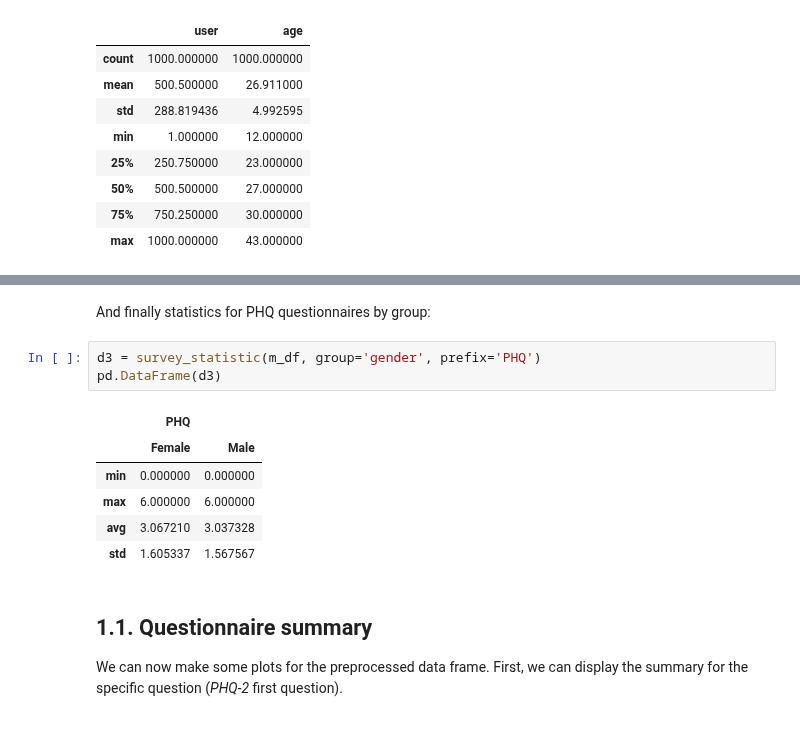
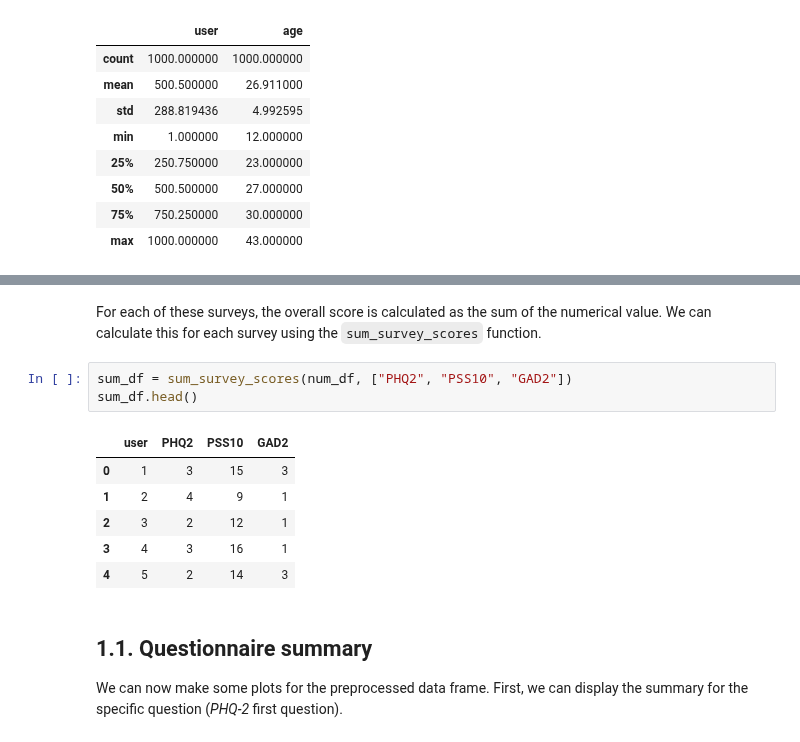
Before and after one commit to digitraceslab/niimpy, a Jupyter notebook: docs/demo_notebooks/Exploration.ipynb, the cells around one changed output, grey strips where cells are left out. Saved outputs shown, nothing was run; the diff lists cells and outputs as text.

```diff
--- a/docs/demo_notebooks/Exploration.ipynb
+++ b/docs/demo_notebooks/Exploration.ipynb
@@ -173,15 +138,15 @@ pd.DataFrame(d2)
-# %% [markdown]
-And finally statistics for PHQ questionnaires by group:
-# %%
-d3 = survey_statistic(m_df, group='gender', prefix='PHQ')
-pd.DataFrame(d3)
-# %% [output]
-|  | PHQ |  |
-|  | Female | Male |
-| min | 0.000000 | 0.000000 |
-| max | 6.000000 | 6.000000 |
-| avg | 3.067210 | 3.037328 |
-| std | 1.605337 | 1.567567 |
+# %% [markdown]
+For each of these surveys, the overall score is calculated as the sum of the numerical value. We can calculate this for each survey using the `sum_survey_scores` function.
+# %%
+sum_df = sum_survey_scores(num_df, ["PHQ2", "PSS10", "GAD2"])
+sum_df.head()
+# %% [output]
+|  | user | PHQ2 | PSS10 | GAD2 |
+| 0 | 1 | 3 | 15 | 3 |
+| 1 | 2 | 4 | 9 | 1 |
+| 2 | 3 | 2 | 12 | 1 |
+| 3 | 4 | 3 | 16 | 1 |
+| 4 | 5 | 2 | 14 | 3 |
 # %% [markdown]
 ## 1.1. Questionnaire summary <a class="anchor" id="section_1_1"></a>
 
```
Also changed, not shown: parts of 24 cells of this notebook, 5 other files.
